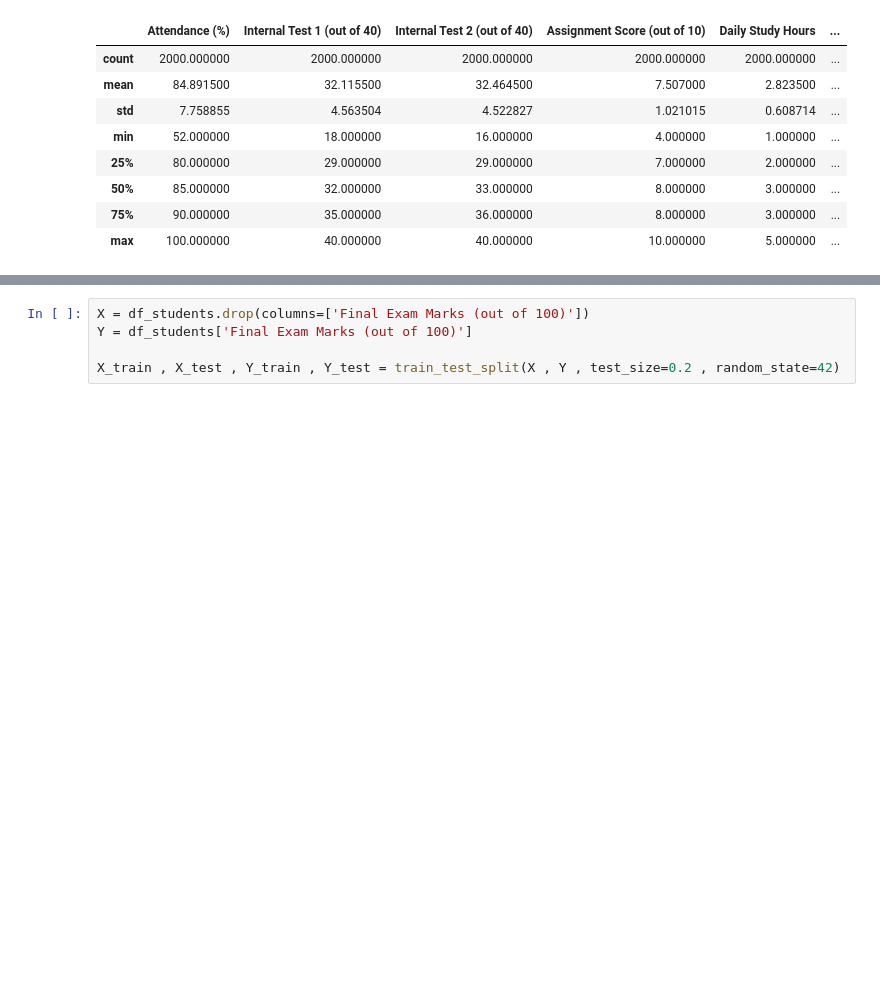
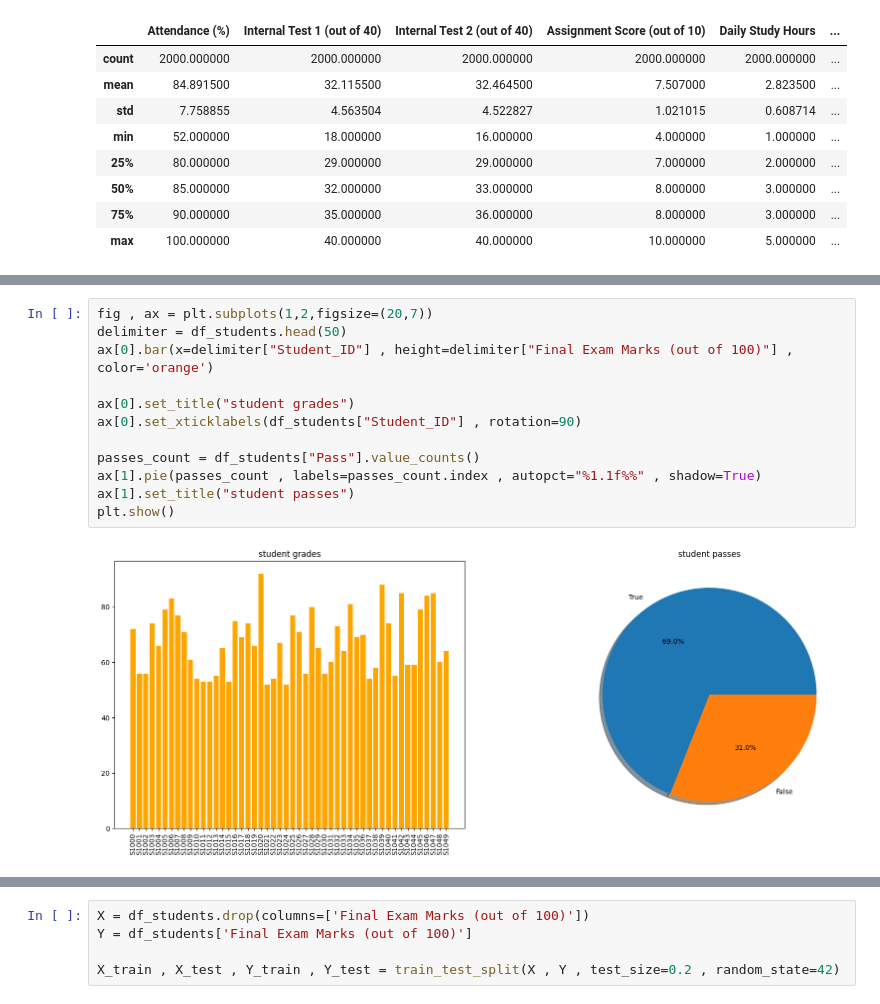
Before and after one commit to rafiramdhani12/data-sains, a Jupyter notebook: projek_data_sains.ipynb, the cells around one changed output, grey strips where cells are left out. Drawn from its saved outputs; the diff is of its cells as text; blank space fills up the shorter version.

```diff
--- a/projek_data_sains.ipynb
+++ b/projek_data_sains.ipynb
@@ -85,0 +106,14 @@ Final Exam Marks (out of 100)                       1.000000
+# %%
+fig , ax = plt.subplots(1,2,figsize=(20,7))
+delimiter = df_students.head(50)
+ax[0].bar(x=delimiter["Student_ID"] , height=delimiter["Final Exam Marks (out of 100)"] , color='orange')
+
+ax[0].set_title("student grades")
+ax[0].set_xticklabels(df_students["Student_ID"] , rotation=90)
+
+passes_count = df_students["Pass"].value_counts()
+ax[1].pie(passes_count , labels=passes_count.index , autopct="%1.1f%%" , shadow=True)
+ax[1].set_title("student passes")
+plt.show()
+# %% [output]
+[figure, added]
```
Also changed, not shown: parts of 15 cells of this notebook.
